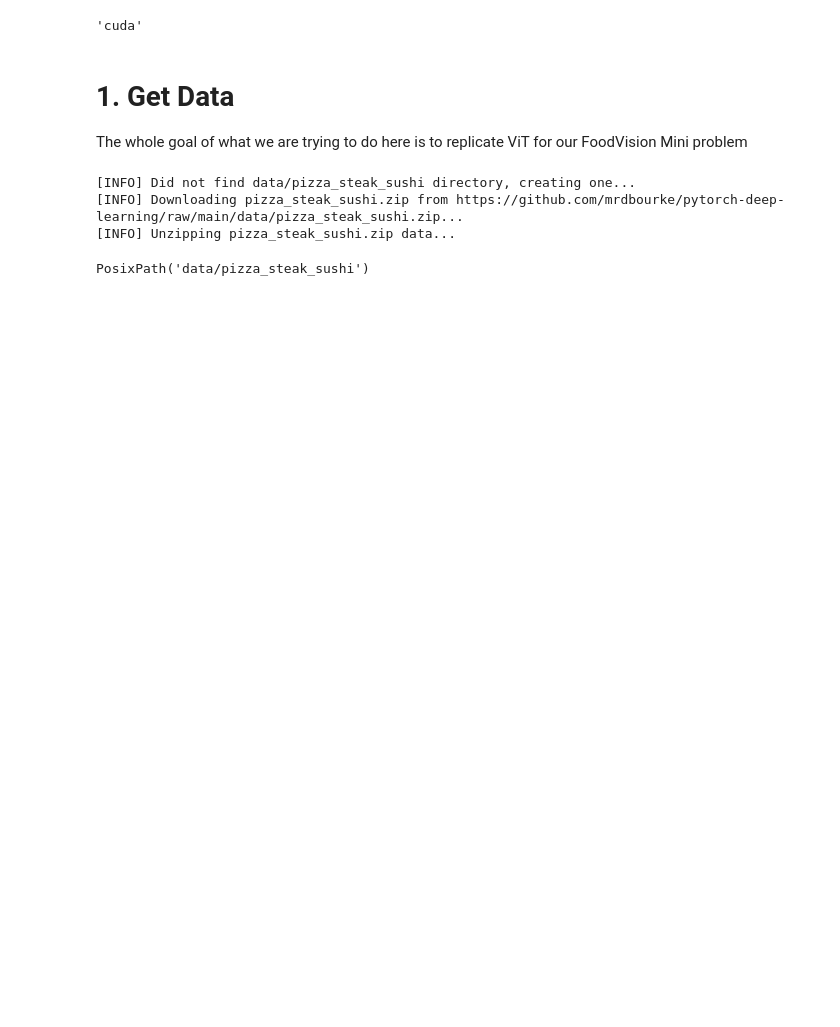
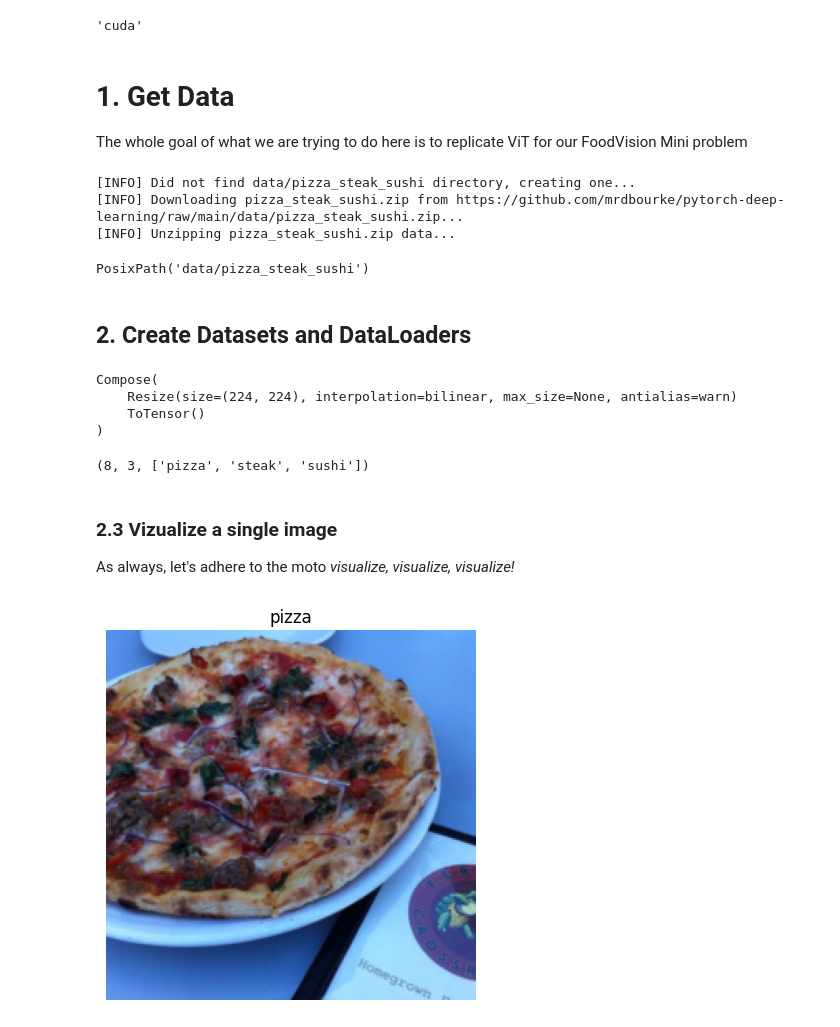
Before and after one commit to gauthiermartin/deeplearning-with-pytorch-course, a Jupyter notebook: 08_pytorch_paper_replicating.ipynb, the cells around one changed output. Saved outputs shown, nothing was run; the diff lists cells and outputs as text; code cells hidden in the pictures; blank space fills up the shorter version.

```diff
--- a/08_pytorch_paper_replicating.ipynb
+++ b/08_pytorch_paper_replicating.ipynb
@@ -108,3 +108,57 @@ PosixPath('data/pizza_steak_sushi')
 # Setup directory paths to train and test images
 train_dir = image_path / "train"
 test_dir = image_path / "test"
+# %% [markdown]
+## 2. Create Datasets and DataLoaders
+# %%
+from torchvision import transforms
+from going_modular.going_modular import data_setup
+
+# Create image size
+IMG_SIZE = 224 #Table 3 from the ViT Paper
+
+
+# Create transforms pipeline
+manual_transforms = transforms.Compose([
+    transforms.Resize((IMG_SIZE, IMG_SIZE)),
+    transforms.ToTensor()
+])
+
+manual_transforms
+# %% [output]
+Compose(
+    Resize(size=(224, 224), interpolation=bilinear, max_size=None, antialias=warn)
+    ToTensor()
+)
+# %%
+# Create a batch size of 32 (the paper is using 4096 but due to hardware limitation we will decrease it)
+BATCH_SIZE = 32
+
+# Create DataLoaders
+train_dataloader, test_dataloader, class_names = data_setup.create_dataloaders(
+    train_dir=train_dir,
+    test_dir=test_dir,
+    batch_size=BATCH_SIZE,
+    transform=manual_transforms
+)
+len(train_dataloader), len(test_dataloader), class_names
+# %% [output]
+(8, 3, ['pizza', 'steak', 'sushi'])
+# %% [markdown]
+### 2.3 Vizualize a single image
+
+As always, let's adhere to the moto *visualize, visualize, visualize!*
+# %%
+# Get a batch of images
+image_batch, label_batch = next(iter(train_dataloader))
+
+# Get a single image and label from the batch
+image, label = image_batch[0], label_batch[0]
+
+# Plot the image with myplotlib
+plt.imshow(image.permute(1, 2, 0)) # CHW => HWC
+plt.axis("off")
+plt.title(class_names[label])
+plt.show()
+# %% [output]
+[figure, added]
```
Also changed, not shown: parts of 23 cells of this notebook.
